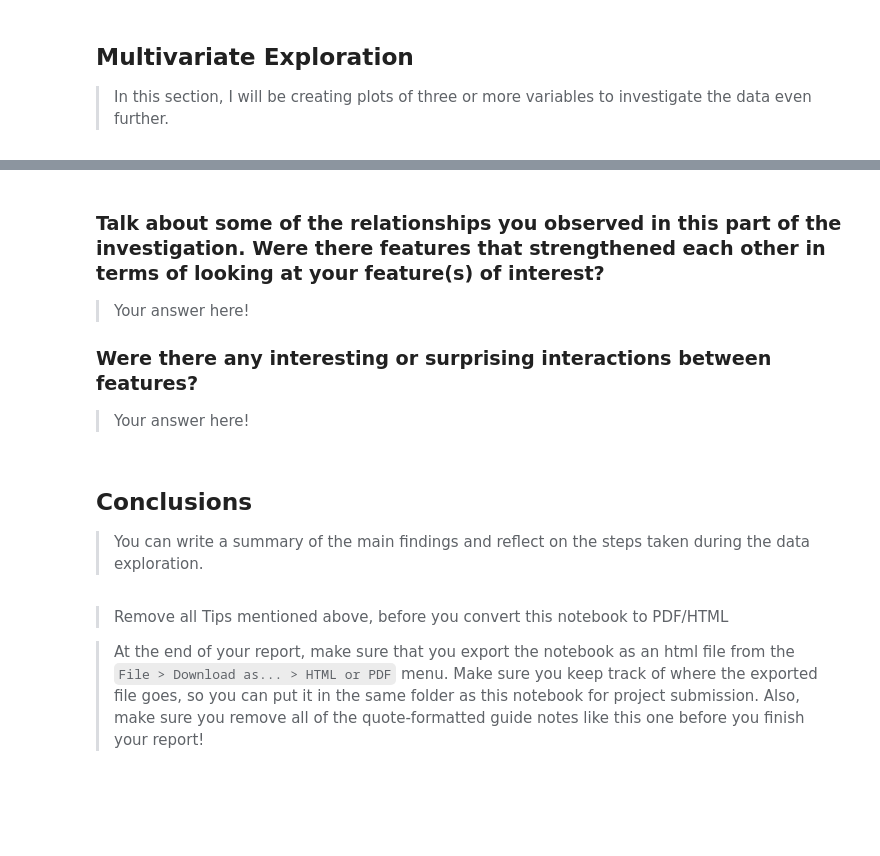
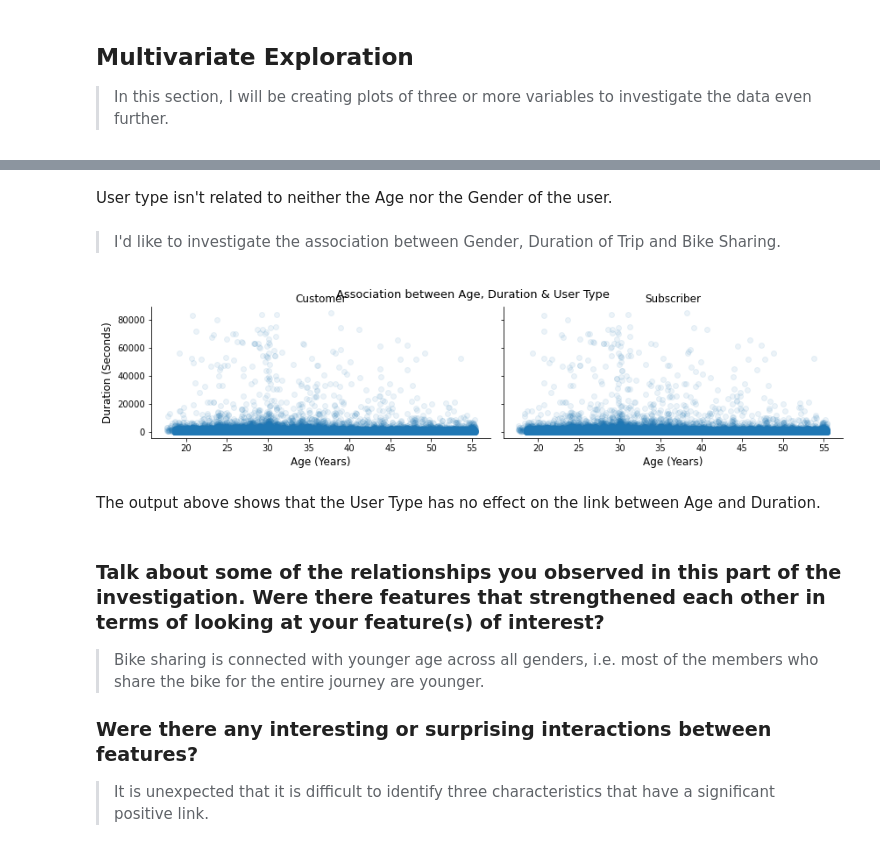
Before and after one commit to Abdulraheembashir043/Ford_GoBike_System_Data_Exploration, a Jupyter notebook: GoBike_System_Data_Exploration.ipynb, the cells around one changed output, grey strips where cells are left out. Saved outputs shown, nothing was run; the diff lists cells and outputs as text; code cells hidden in the pictures; blank space fills up the shorter version.

```diff
--- a/Part_I_exploration_template.ipynb
+++ b/GoBike_System_Data_Exploration.ipynb
@@ -492,21 +526,26 @@ further.
+# %% [markdown]
+User type isn't related to neither the Age nor the Gender of the user.
+# %% [markdown]
+> I'd like to investigate the association between Gender, Duration of Trip and Bike Sharing.
+# %%
+# Setting the width and height of the plot
+# ploting the association
+g = sns.FacetGrid(data = bike_df, col = 'user_type', height = 3, aspect = 2)
+g.map(sns.regplot, data = bike_df, x = 'age', y = 'duration_sec', fit_reg = False, x_jitter = 0.4, scatter_kws = {'alpha':1/12})
+
+# Format the plot's visual
+g.set_titles('{col_name}', size = 12)
+g.set_axis_labels('Age (Years)','Duration (Seconds)', size = 12)
+plt.suptitle('Association between Age, Duration & User Type', size = 13);
+# %% [output]
+[figure, added]
+# %% [markdown]
+The output above shows that the User Type has no effect on the link between Age and Duration.
 # %% [markdown]
 ### Talk about some of the relationships you observed in this part of the investigation. Were there features that strengthened each other in terms of looking at your feature(s) of interest?
 
-> Your answer here!
+> Bike sharing is connected with younger age across all genders, i.e. most of the members who share the bike for the entire journey are younger.
 
 ### Were there any interesting or surprising interactions between features?
 
-> Your answer here!
+> It is unexpected that it is difficult to identify three characteristics that have a significant positive link.
-# %% [markdown]
-## Conclusions
->You can write a summary of the main findings and reflect on the steps taken during the data exploration.
-# %% [markdown]
-
-> Remove all Tips mentioned above, before you convert this notebook to PDF/HTML
-
-
-> At the end of your report, make sure that you export the notebook as an
-html file from the `File > Download as... > HTML or PDF` menu. Make sure you keep
-track of where the exported file goes, so you can put it in the same folder
-as this notebook for project submission. Also, make sure you remove all of
-the quote-formatted guide notes like this one before you finish your report!
```
Also changed, not shown: parts of 10 cells of this notebook, 1 other file.
